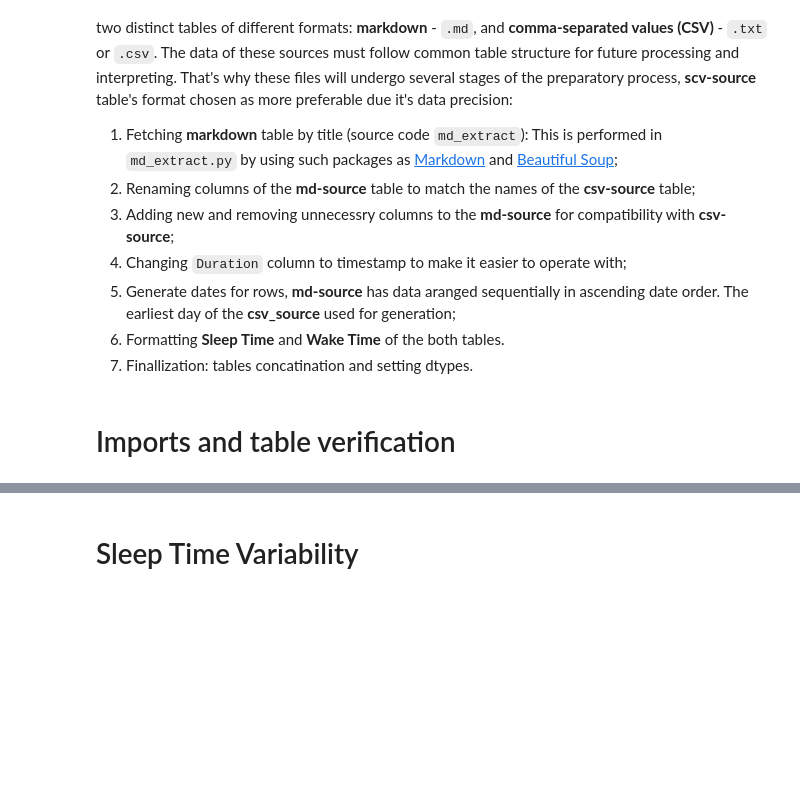
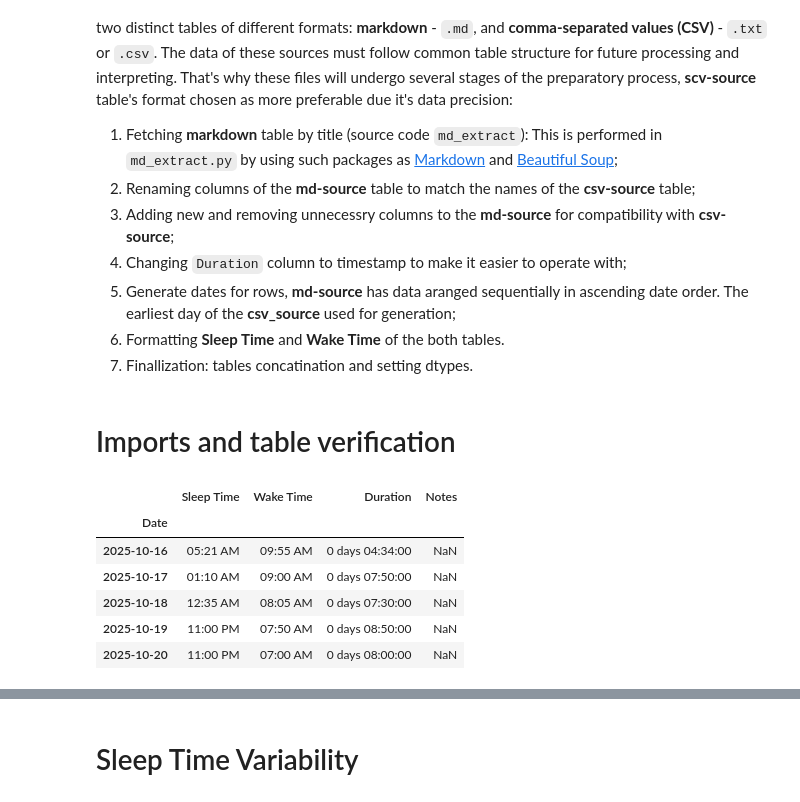
Before and after one commit to philexfertich/sleep-logs-eda, a Jupyter notebook: analysis.ipynb, the cells around one changed output, grey strips where cells are left out. Cells and saved outputs as stored; diff of their text form; code cells hidden in the pictures; blank space fills up the shorter version.

```diff
--- a/analysis.ipynb
+++ b/analysis.ipynb
@@ -39,6 +39,16 @@ import matplotlib.pyplot as plt
 # Custom utilities
 import preparation as prep
 import viz
+# %%
+prep.sleep_logs.head()
+# %% [output]
+|  | Sleep Time | Wake Time | Duration | Notes |
+| Date |  |  |  |  |
+| 2025-10-16 | 05:21 AM | 09:55 AM | 0 days 04:34:00 | NaN |
+| 2025-10-17 | 01:10 AM | 09:00 AM | 0 days 07:50:00 | NaN |
+| 2025-10-18 | 12:35 AM | 08:05 AM | 0 days 07:30:00 | NaN |
+| 2025-10-19 | 11:00 PM | 07:50 AM | 0 days 08:50:00 | NaN |
+| 2025-10-20 | 11:00 PM | 07:00 AM | 0 days 08:00:00 | NaN |
 # %%
 prep.sleep_logs.info()
 # %% [output]
```
Also changed, not shown: parts of 5 cells of this notebook, 4 other files.
